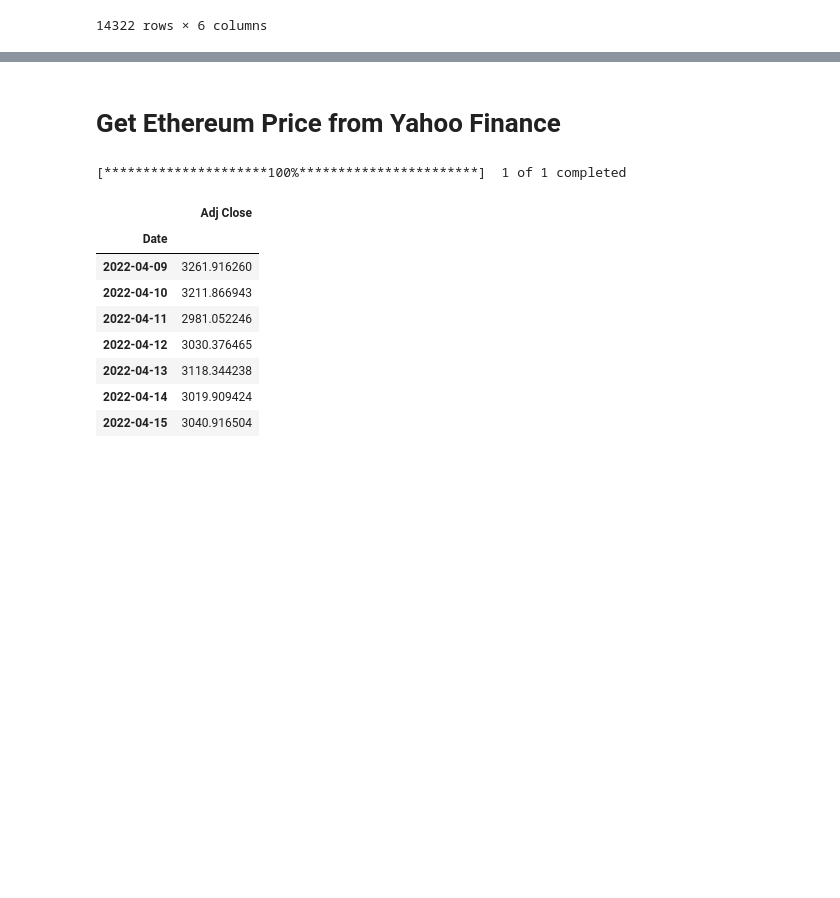
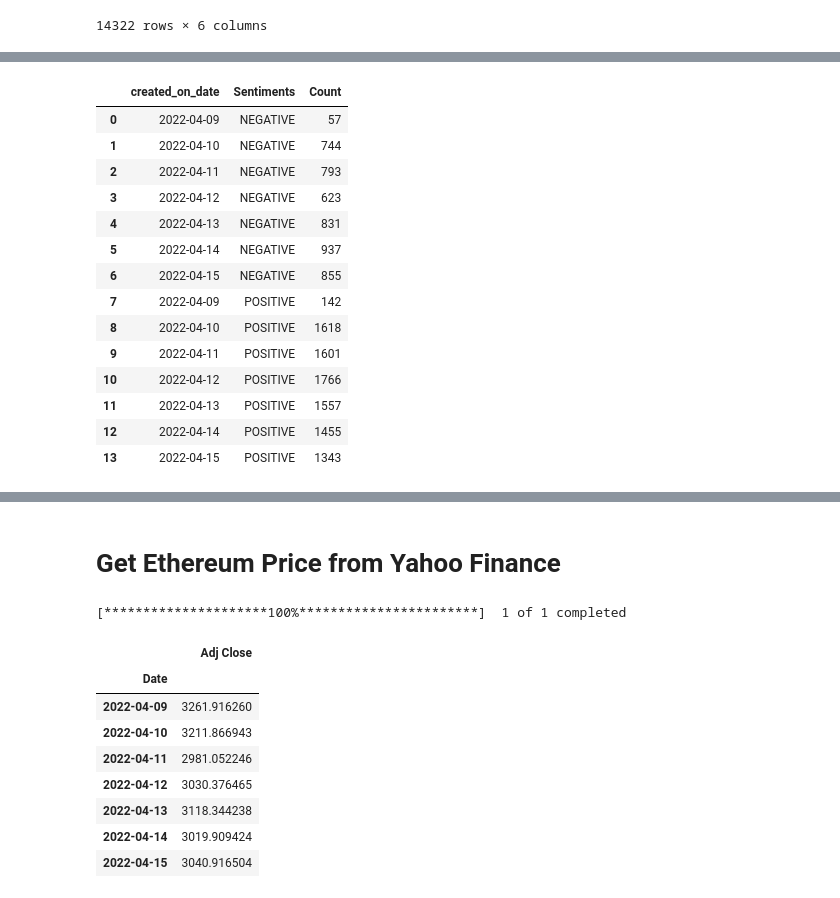
Before and after one commit to mohansameer1983/AI-Finance, a Jupyter notebook: Sentiment_Analysis_Ethereum_Price_Pridiction.ipynb, the cells around one changed output, grey strips where cells are left out. Drawn from its saved outputs; the diff is of its cells as text; code cells hidden in the pictures; blank space fills up the shorter version.

```diff
--- a/Sentiment_Analysis_Ethereum_Price_Pridiction.ipynb
+++ b/Sentiment_Analysis_Ethereum_Price_Pridiction.ipynb
@@ -346,0 +397,22 @@ twitter_predicted_df
+# %%
+plot_df=eda_df_1.copy()
+plot_df.index=eda_df_1.index
+plot_df.drop(columns=['tweets_count','proportion_positive'],inplace=True)
+dfm = plot_df.melt('created_on_date', var_name='Sentiments',  value_name='Count')
+dfm
+# %% [output]
+|  | created_on_date | Sentiments | Count |
+| 0 | 2022-04-09 | NEGATIVE | 57 |
+| 1 | 2022-04-10 | NEGATIVE | 744 |
+| 2 | 2022-04-11 | NEGATIVE | 793 |
+| 3 | 2022-04-12 | NEGATIVE | 623 |
+| 4 | 2022-04-13 | NEGATIVE | 831 |
+| 5 | 2022-04-14 | NEGATIVE | 937 |
+| 6 | 2022-04-15 | NEGATIVE | 855 |
+| 7 | 2022-04-09 | POSITIVE | 142 |
+| 8 | 2022-04-10 | POSITIVE | 1618 |
+| 9 | 2022-04-11 | POSITIVE | 1601 |
+| 10 | 2022-04-12 | POSITIVE | 1766 |
+| 11 | 2022-04-13 | POSITIVE | 1557 |
+| 12 | 2022-04-14 | POSITIVE | 1455 |
+| 13 | 2022-04-15 | POSITIVE | 1343 |
```
Also changed, not shown: parts of 10 cells of this notebook.
